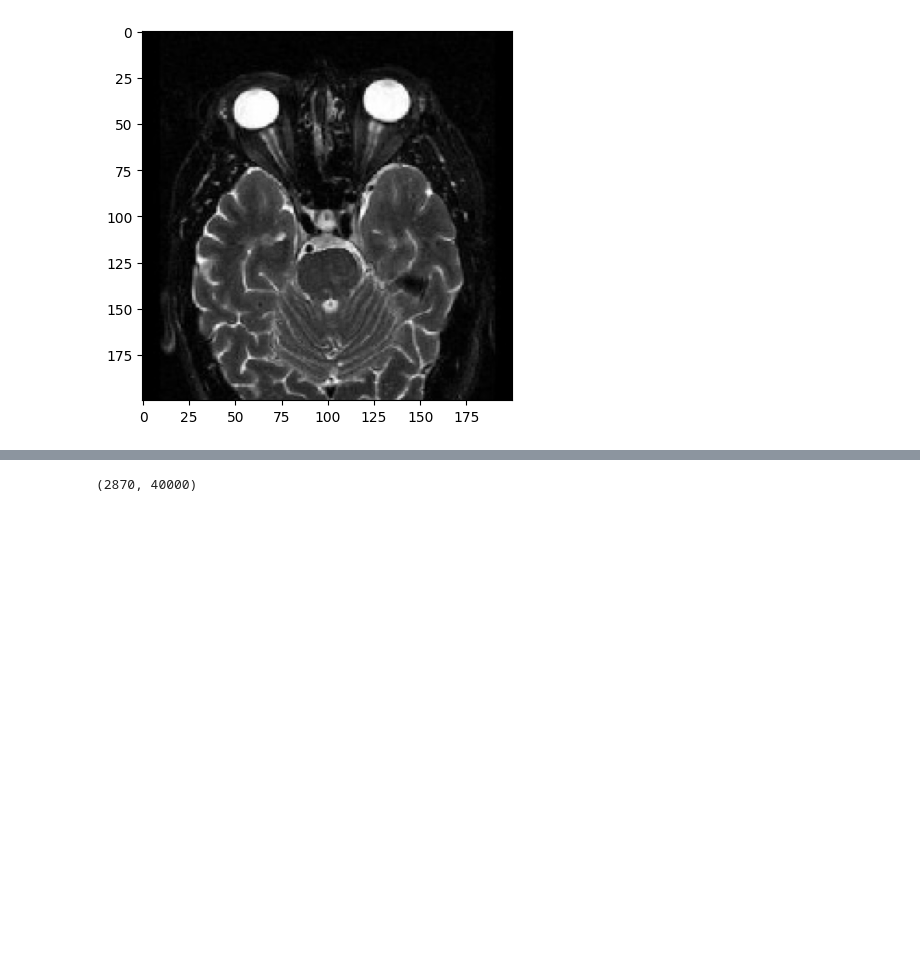
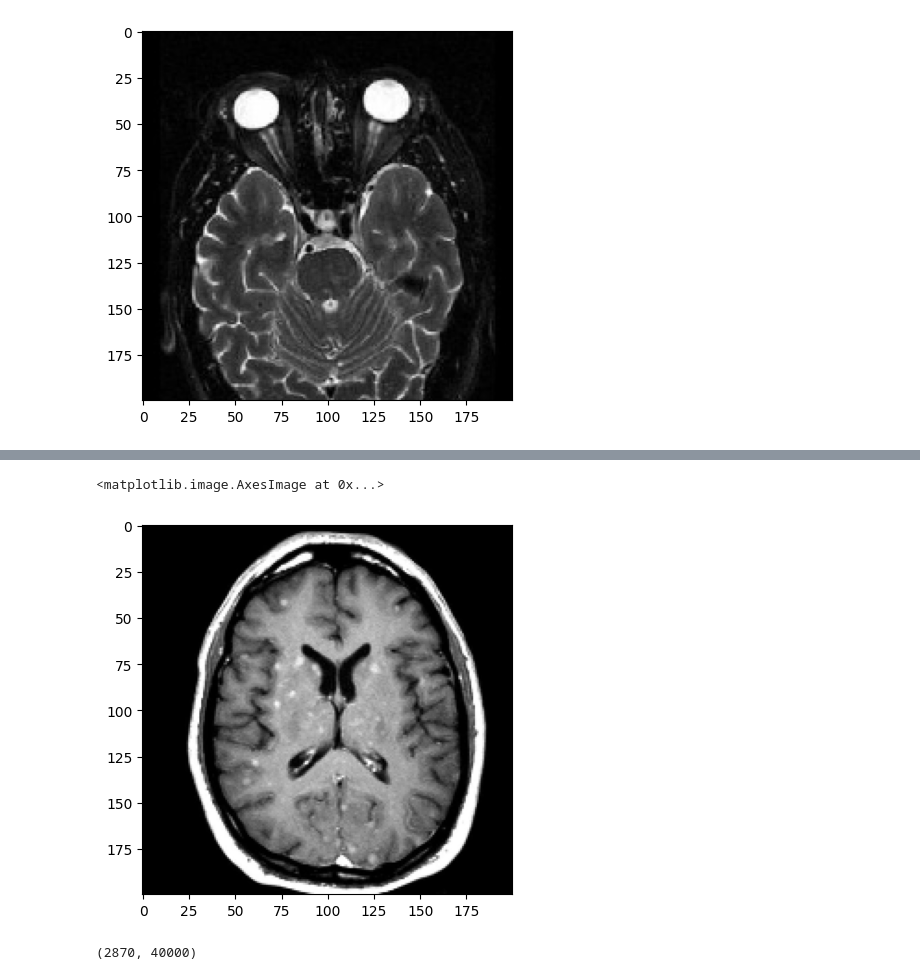
Before and after one commit to anubhav1433/Brain-Tumor-Detection, a Jupyter notebook: Brain_Tumor.ipynb, the cells around one changed output, grey strips where cells are left out. Drawn from its saved outputs; the diff is of its cells as text; code cells hidden in the pictures; blank space fills up the shorter version.

```diff
--- a/Brain_Tumor.ipynb
+++ b/Brain_Tumor.ipynb
@@ -57,3 +61,8 @@ plt.imshow(X[1],cmap='gray')
+# %%
+plt.imshow(X[3],cmap='gray')
+# %% [output]
+<matplotlib.image.AxesImage at 0x...>
+[figure, added]
 # %%
 X_updated.shape
 # %% [output]
```
Also changed, not shown: parts of 11 cells of this notebook.
